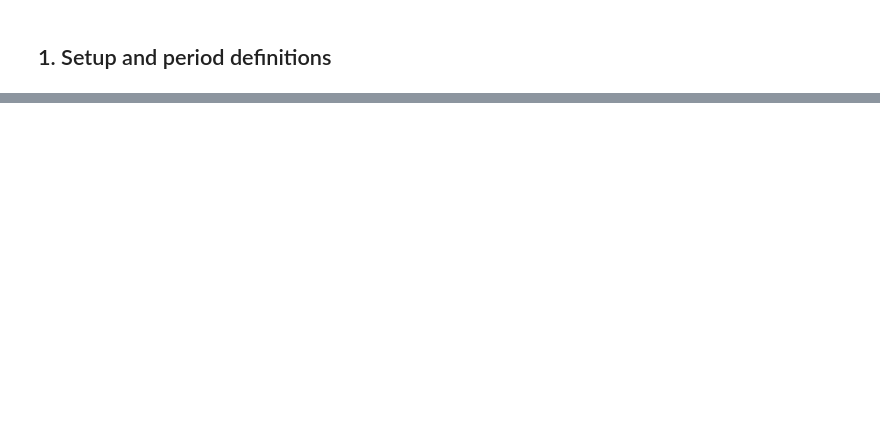
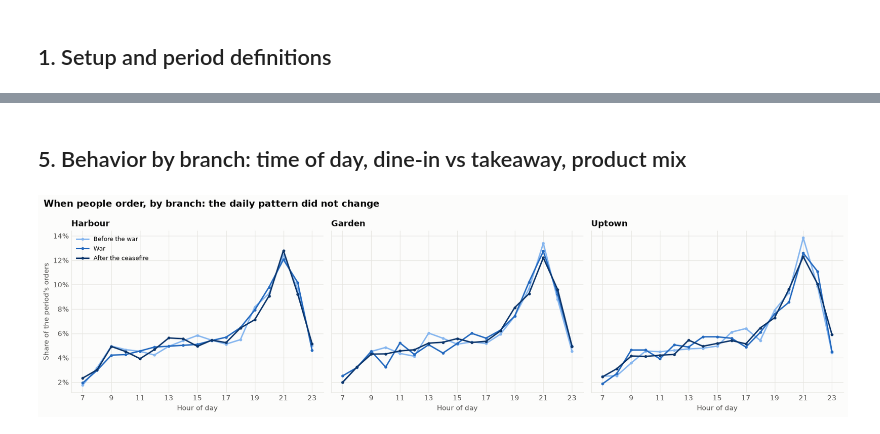
Before and after one commit to marwamansour256-lab/EECE490-Hackathon, a Jupyter notebook: notebooks/02_war_impact.ipynb, the cells around one changed output, grey strips where cells are left out. Saved outputs shown, nothing was run; the diff lists cells and outputs as text; code cells hidden in the pictures; blank space fills up the shorter version.

```diff
--- a/notebooks/02_war_impact.ipynb
+++ b/notebooks/02_war_impact.ipynb
@@ -349,0 +239,21 @@ To test a different end date (for example the Jun 4 conditional ceasefire), chan
+# %% [markdown]
+## 5. Behavior by branch: time of day, dine-in vs takeaway, product mix
+# %%
+fig, axes = plt.subplots(1, 3, figsize=(16, 4.4), sharey=True)
+for ax, b in zip(axes, BRANCHES):
+    o = orders[orders["branch"] == b]
+    mix = pd.crosstab(o["hour"], o["period"], normalize="columns")[PERIODS]
+    for p in PERIODS:
+        ax.plot(mix.index, mix[p], color=PERIOD_COLORS[p], marker="o", ms=3, label=p)
+    ax.set_title(b)
+    ax.set_xticks(mix.index[::2])
+    ax.set_xlabel("Hour of day")
+    ax.yaxis.set_major_formatter(pct)
+axes[0].set_ylabel("Share of the period's orders")
+axes[0].legend(loc="upper left", fontsize=8.5)
+fig.suptitle("When people order, by branch: the daily pattern did not change", x=0.01, ha="left",
+             fontweight="bold", fontsize=13)
+plt.tight_layout()
+plt.show()
+# %% [output]
+[figure, added]
```
Also changed, not shown: parts of 40 cells of this notebook, 2 other files.
